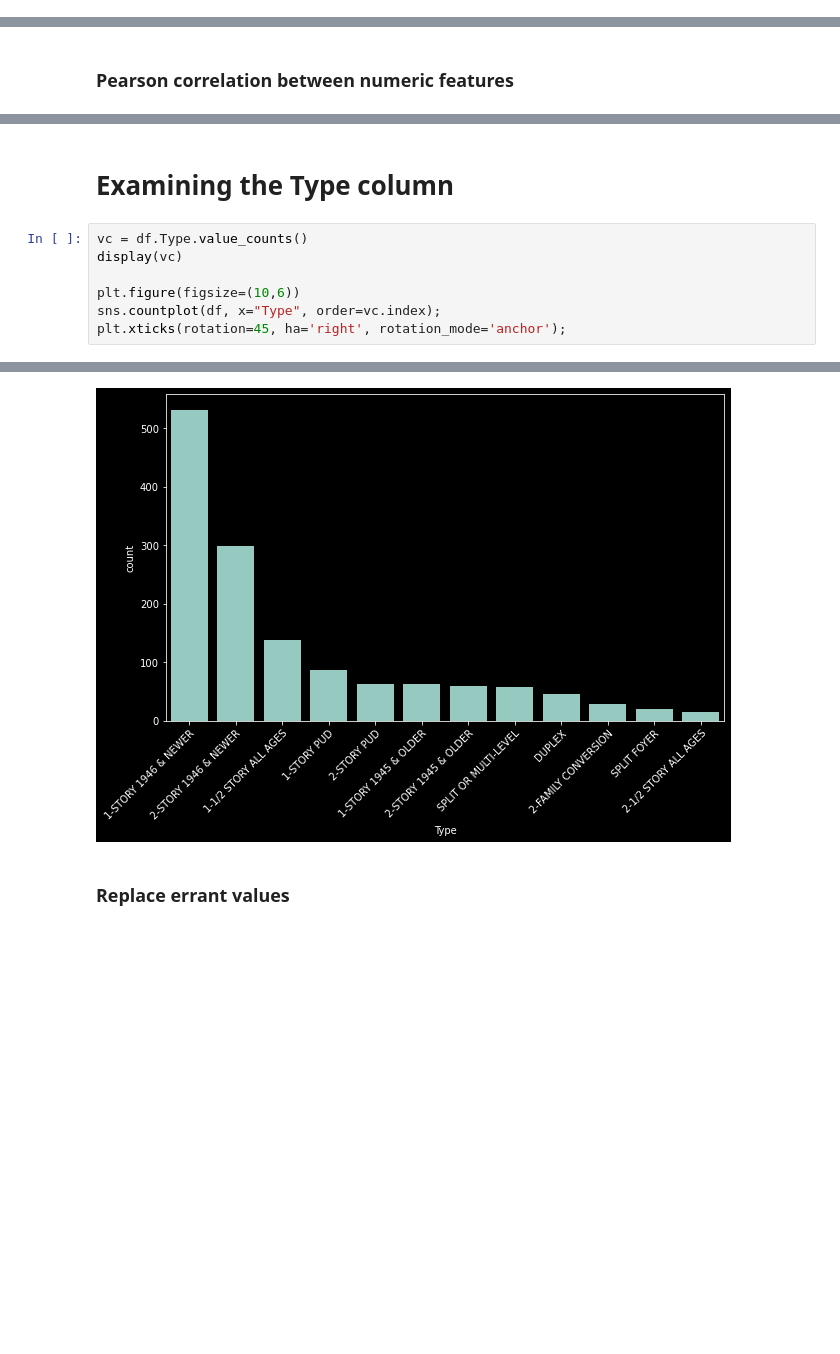
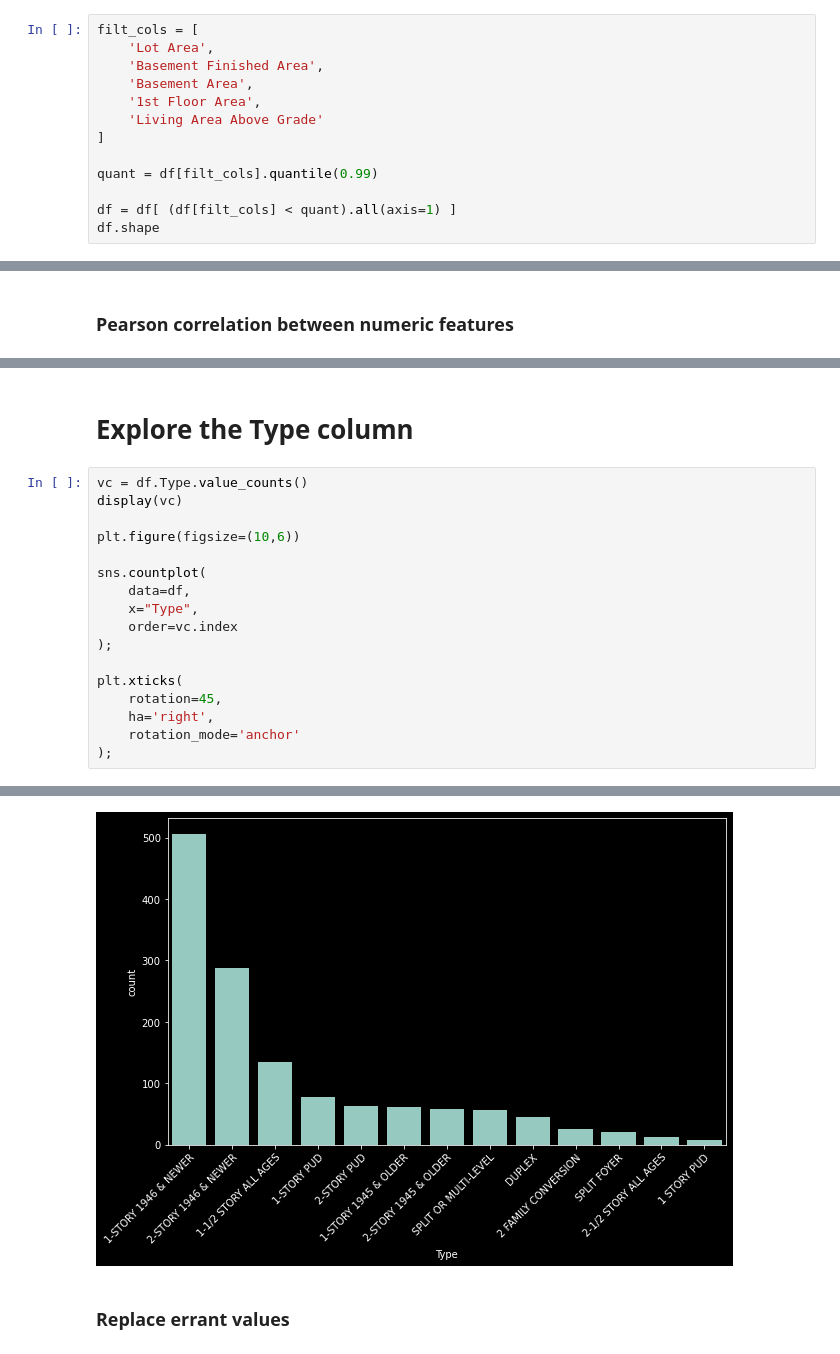
Before and after one commit to gtw2i/MSDS-565-Spring-2025, a Jupyter notebook: Unit 1 - Review EDA w Pandas/Demos/U1_EDA_RealEstate.ipynb, the cells around one changed output, grey strips where cells are left out. Cells and saved outputs as stored; diff of their text form; blank space fills up the shorter version.

```diff
--- a/Unit 1 - Review EDA w Pandas/Demos/U1_EDA_RealEstate.ipynb
+++ b/Unit 1 - Review EDA w Pandas/Demos/U1_EDA_RealEstate.ipynb
@@ -178,0 +184,13 @@ for c in num_cols:
+# %%
+filt_cols = [
+    'Lot Area',
+    'Basement Finished Area',
+    'Basement Area',
+    '1st Floor Area',
+    'Living Area Above Grade'
+]
+
+quant = df[filt_cols].quantile(0.99)
+
+df = df[ (df[filt_cols] < quant).all(axis=1) ]
+df.shape
@@ -212,11 +232,21 @@ sns.heatmap(
 # %% [markdown]
-# Examining the Type column
+# Explore the Type column
 # %%
 vc = df.Type.value_counts()
 display(vc)
 
 plt.figure(figsize=(10,6))
-sns.countplot(df, x="Type", order=vc.index);
-plt.xticks(rotation=45, ha='right', rotation_mode='anchor');
+
+sns.countplot(
+    data=df,
+    x="Type",
+    order=vc.index
+);
+
+plt.xticks(
+    rotation=45,
+    ha='right',
+    rotation_mode='anchor'
+);
 # %% [output]
 Type
@@ -235,5 +266,5 @@ SPLIT FOYER              20
 Name: count, dtype: int64
-[figure, old version]
+[figure, new version]
 # %% [markdown]
 ### Replace errant values
 # %%
```
Also changed, not shown: parts of 40 cells of this notebook.
